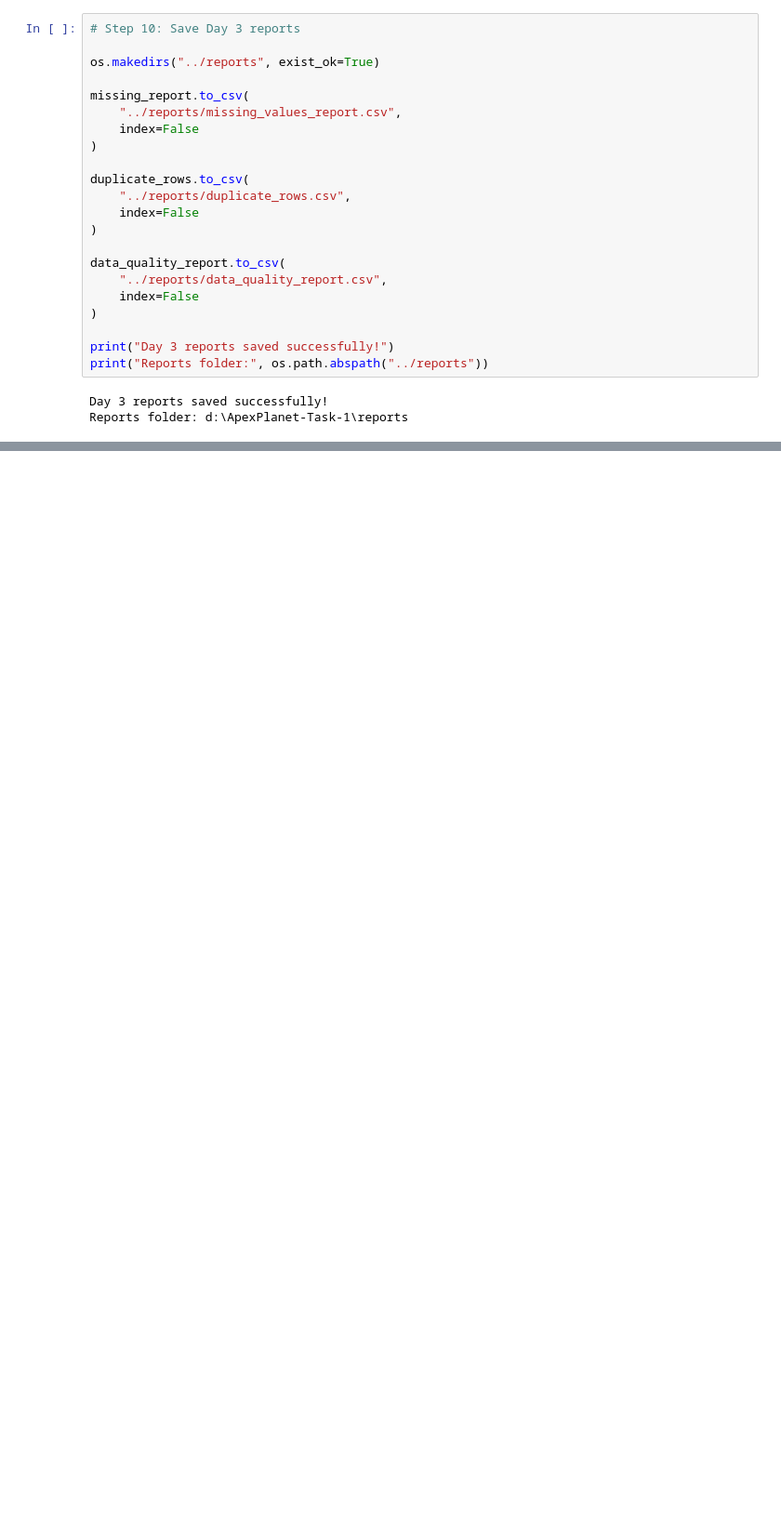
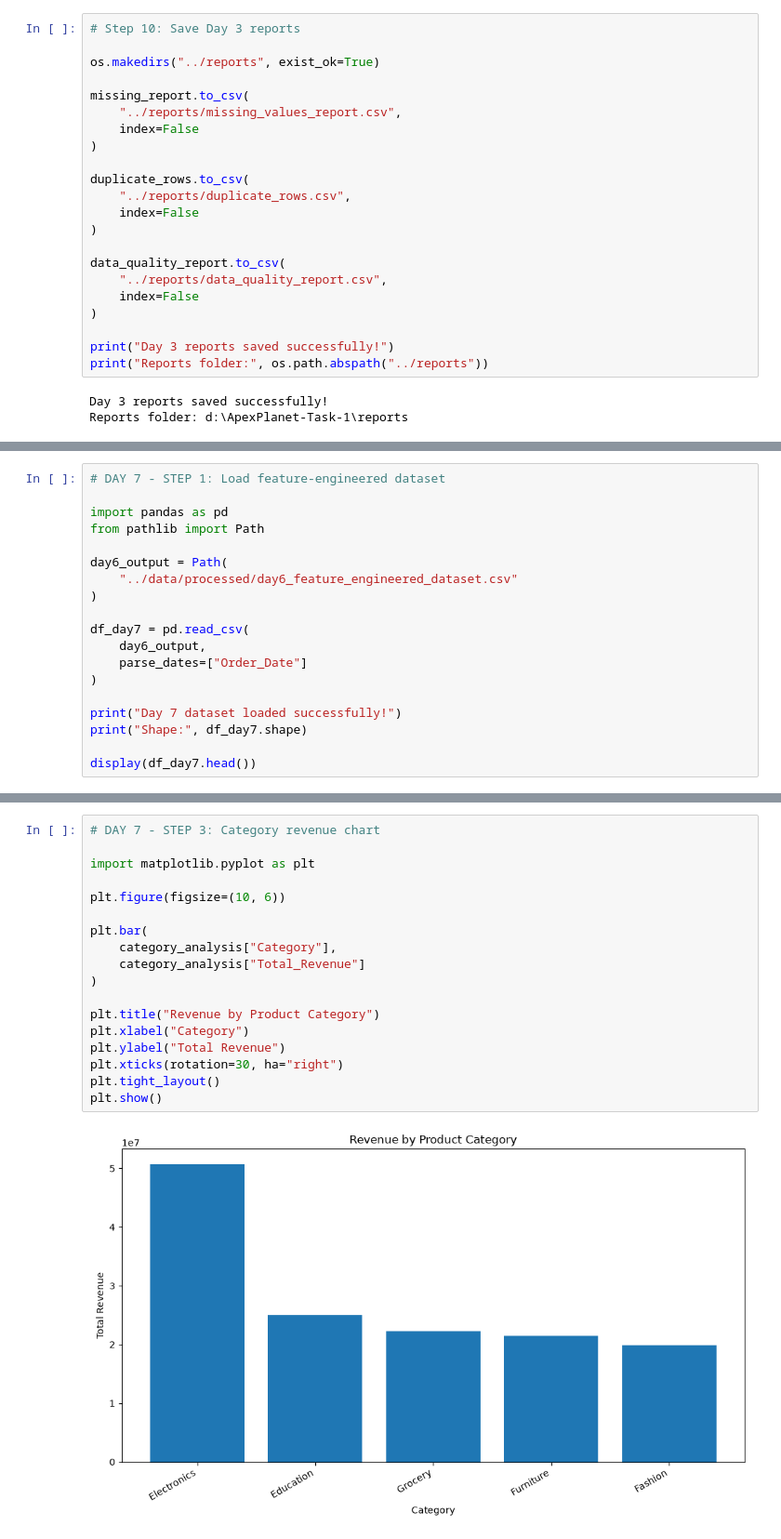
Before and after one commit to Ganeshkoli01/Ganeshkoli_ApexPlanet_Internship, a Jupyter notebook: notebooks/Data_Immersion_Wrangling.ipynb, the cells around one changed output, grey strips where cells are left out. Shown at 93% size. Cells and saved outputs as stored; diff of their text form; blank space fills up the shorter version.

```diff
--- a/notebooks/Data_Immersion_Wrangling.ipynb
+++ b/notebooks/Data_Immersion_Wrangling.ipynb
@@ -665,0 +1619,19 @@ Reports folder: d:\ApexPlanet-Task-1\reports
+# %%
+# DAY 7 - STEP 1: Load feature-engineered dataset
+
+import pandas as pd
+from pathlib import Path
+
+day6_output = Path(
+    "../data/processed/day6_feature_engineered_dataset.csv"
+)
+
+df_day7 = pd.read_csv(
+    day6_output,
+    parse_dates=["Order_Date"]
+)
+
+print("Day 7 dataset loaded successfully!")
+print("Shape:", df_day7.shape)
+
+display(df_day7.head())
@@ -665,0 +1684,20 @@ Reports folder: d:\ApexPlanet-Task-1\reports
+# %%
+# DAY 7 - STEP 3: Category revenue chart
+
+import matplotlib.pyplot as plt
+
+plt.figure(figsize=(10, 6))
+
+plt.bar(
+    category_analysis["Category"],
+    category_analysis["Total_Revenue"]
+)
+
+plt.title("Revenue by Product Category")
+plt.xlabel("Category")
+plt.ylabel("Total Revenue")
+plt.xticks(rotation=30, ha="right")
+plt.tight_layout()
+plt.show()
+# %% [output]
+[figure, added]
```
Also changed, not shown: parts of 75 cells of this notebook, 26 other files.
